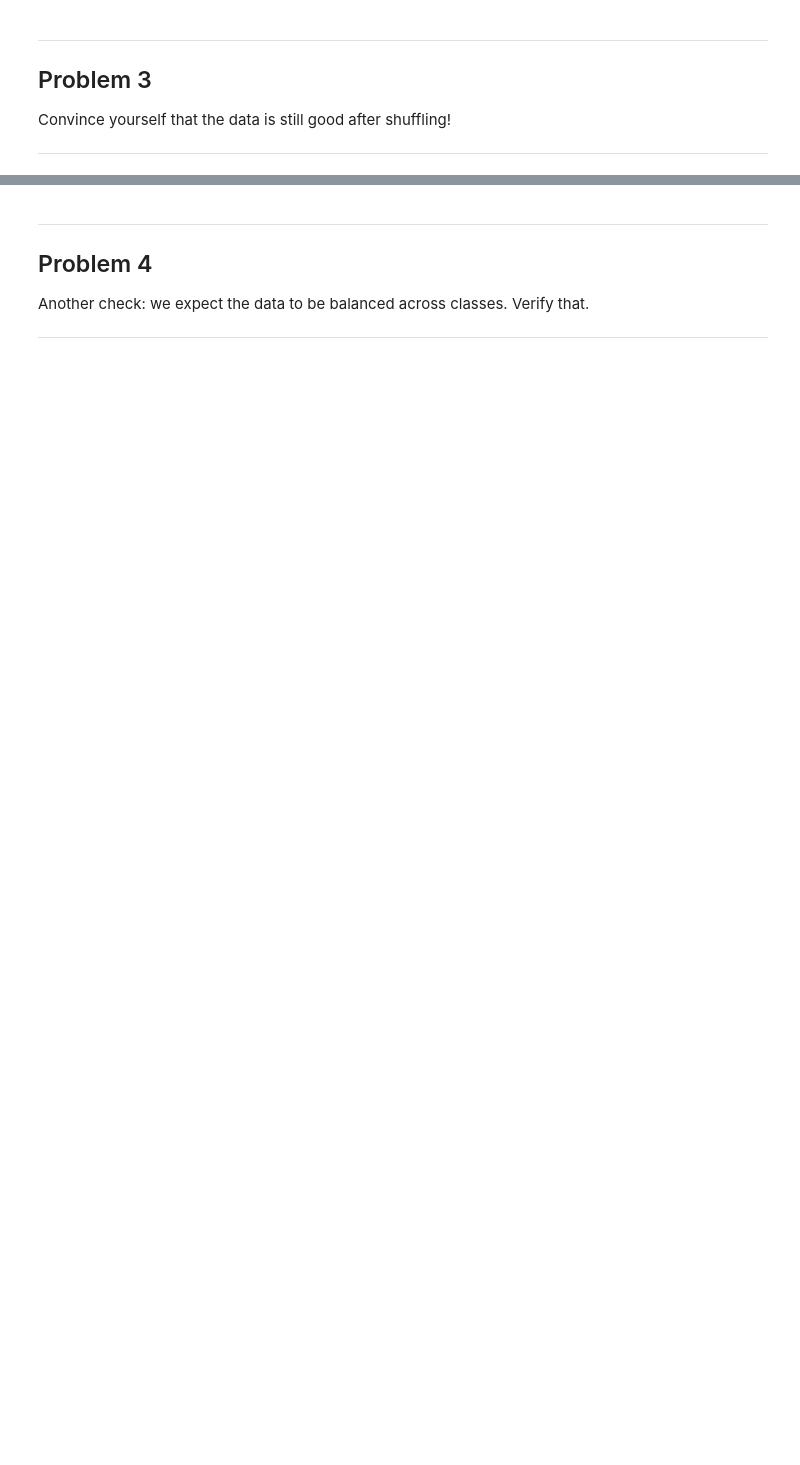
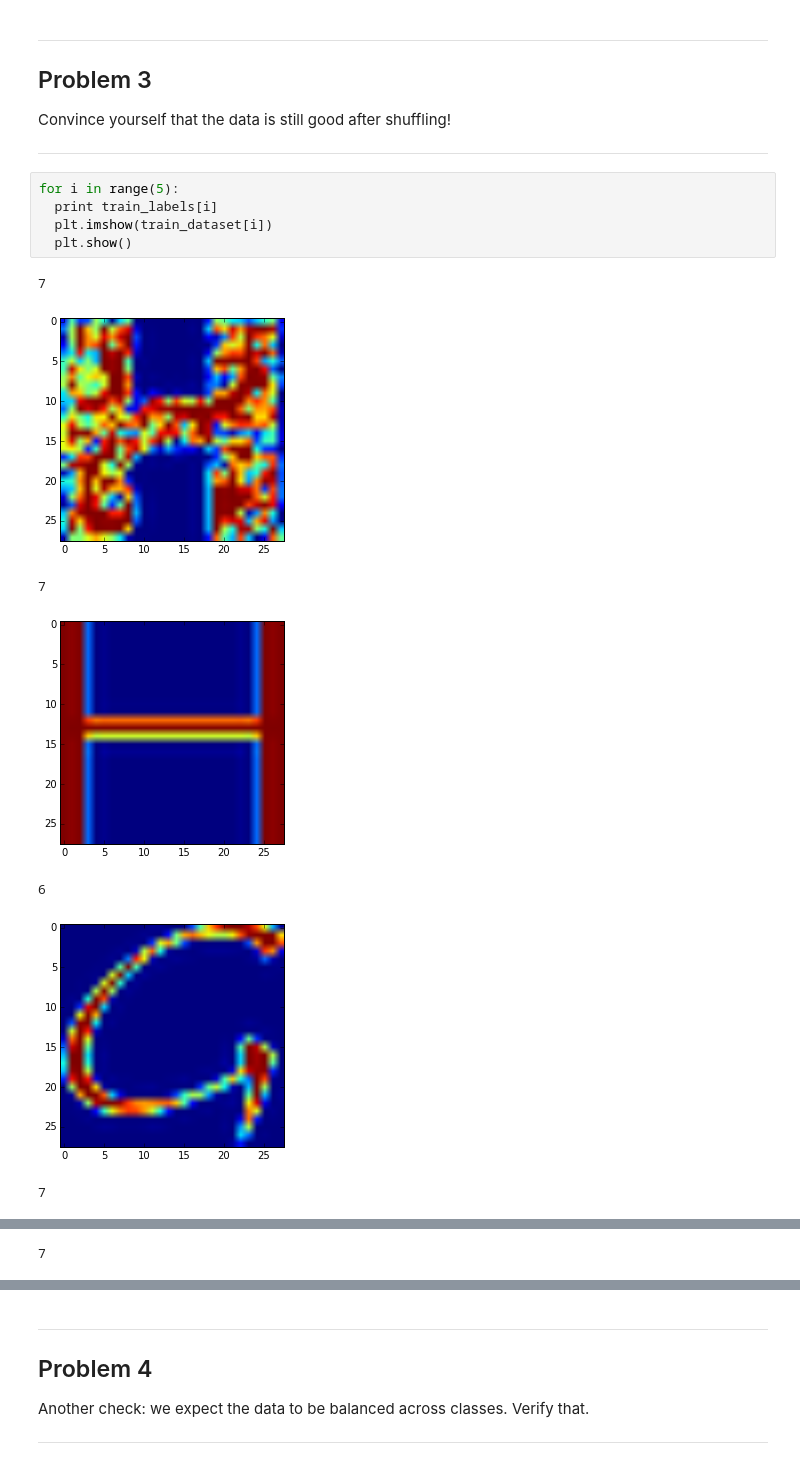
Before and after one commit to jasonostrander/TensorFlow-Udacity, a Jupyter notebook: 1_notmnist.ipynb, the cells around one changed output, grey strips where cells are left out. Cells and saved outputs as stored; diff of their text form; blank space fills up the shorter version.

```diff
--- a/1_notmnist.ipynb
+++ b/1_notmnist.ipynb
@@ -167,3 +204,16 @@ Problem 3
 Convince yourself that the data is still good after shuffling!
 
 ---
+# %%
+for i in range(5):
+  print train_labels[i]
+  plt.imshow(train_dataset[i])
+  plt.show()
+# %% [output]
+7
+[figure, added]
+7
+[figure, added]
+6
+[figure, added]
+7
@@ -169,0 +221 @@ Convince yourself that the data is still good after shuffling!
+7
```
Also changed, not shown: parts of 11 cells of this notebook.
